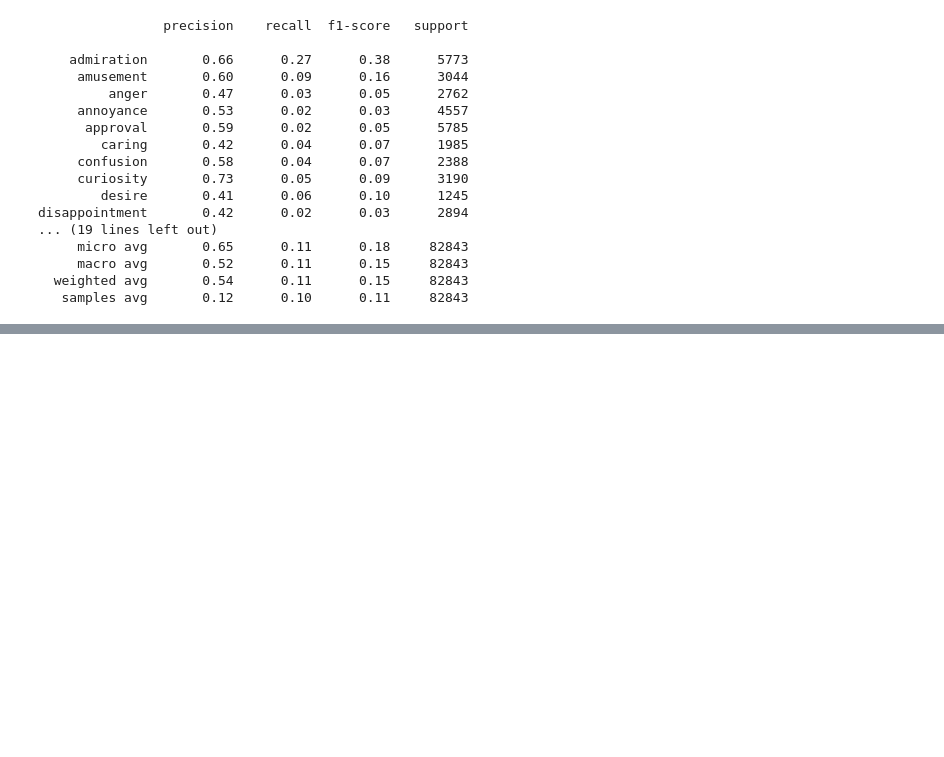
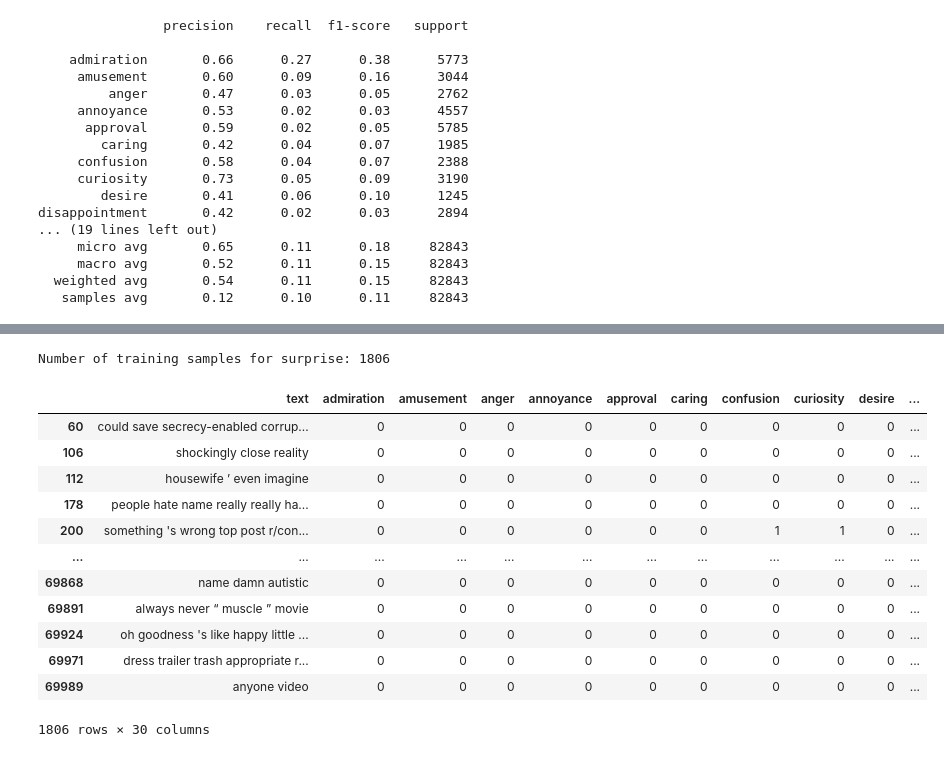
Before and after one commit to m-lemaire/Project_goemotions, a Jupyter notebook: project_goemotions.ipynb, the cells around one changed output, grey strips where cells are left out. Drawn from its saved outputs; the diff is of its cells as text; code cells hidden in the pictures; blank space fills up the shorter version.

```diff
--- a/project_goemotions.ipynb
+++ b/project_goemotions.ipynb
@@ -170,0 +200,6 @@ disappointment       0.42      0.02      0.03      2894
+# %%
+train['other'] = train['embarrassment']+ train['grief']+ train['nervousness']+ train['pride']+ train['relief']+ train['remorse']
+train['other'] = np.where(train['other'] > 1, 1, 0)
+
+test['other'] = test['embarrassment']+ test['grief']+ test['nervousness']+ test['pride']+ test['relief']+ test['remorse']
+test['other'] = np.where(test['other'] > 1, 1, 0)
@@ -170,0 +231,22 @@ disappointment       0.42      0.02      0.03      2894
+# %%
+def get_filtered_dataframe(label: str, dataframe: pd.DataFrame, is_training: str) -> pd.DataFrame:
+    dataframe = dataframe[dataframe[label] == 1]
+    print(f'Number of {is_training} samples for {label}: {dataframe.shape[0]}')
+    return dataframe
+# %%
+get_filtered_dataframe('surprise', train, 'training')
+# %% [output]
+Number of training samples for surprise: 1806
+|  | text | admiration | amusement | anger | annoyance | approval | caring | confusion | curiosity | desire | ... |
+| 60 | could save secrecy-enabled corrup... | 0 | 0 | 0 | 0 | 0 | 0 | 0 | 0 | 0 | ... |
+| 106 | shockingly close reality | 0 | 0 | 0 | 0 | 0 | 0 | 0 | 0 | 0 | ... |
+| 112 | housewife ’ even imagine | 0 | 0 | 0 | 0 | 0 | 0 | 0 | 0 | 0 | ... |
+| 178 | people hate name really really ha... | 0 | 0 | 0 | 0 | 0 | 0 | 0 | 0 | 0 | ... |
+| 200 | something 's wrong top post r/con... | 0 | 0 | 0 | 0 | 0 | 0 | 1 | 1 | 0 | ... |
+| ... | ... | ... | ... | ... | ... | ... | ... | ... | ... | ... | ... |
+| 69868 | name damn autistic | 0 | 0 | 0 | 0 | 0 | 0 | 0 | 0 | 0 | ... |
+| 69891 | always never “ muscle ” movie | 0 | 0 | 0 | 0 | 0 | 0 | 0 | 0 | 0 | ... |
+| 69924 | oh goodness 's like happy little ... | 0 | 0 | 0 | 0 | 0 | 0 | 0 | 0 | 0 | ... |
+| 69971 | dress trailer trash appropriate r... | 0 | 0 | 0 | 0 | 0 | 0 | 0 | 0 | 0 | ... |
+| 69989 | anyone video | 0 | 0 | 0 | 0 | 0 | 0 | 0 | 0 | 0 | ... |
+1806 rows × 30 columns
```
Also changed, not shown: parts of 18 cells of this notebook.
